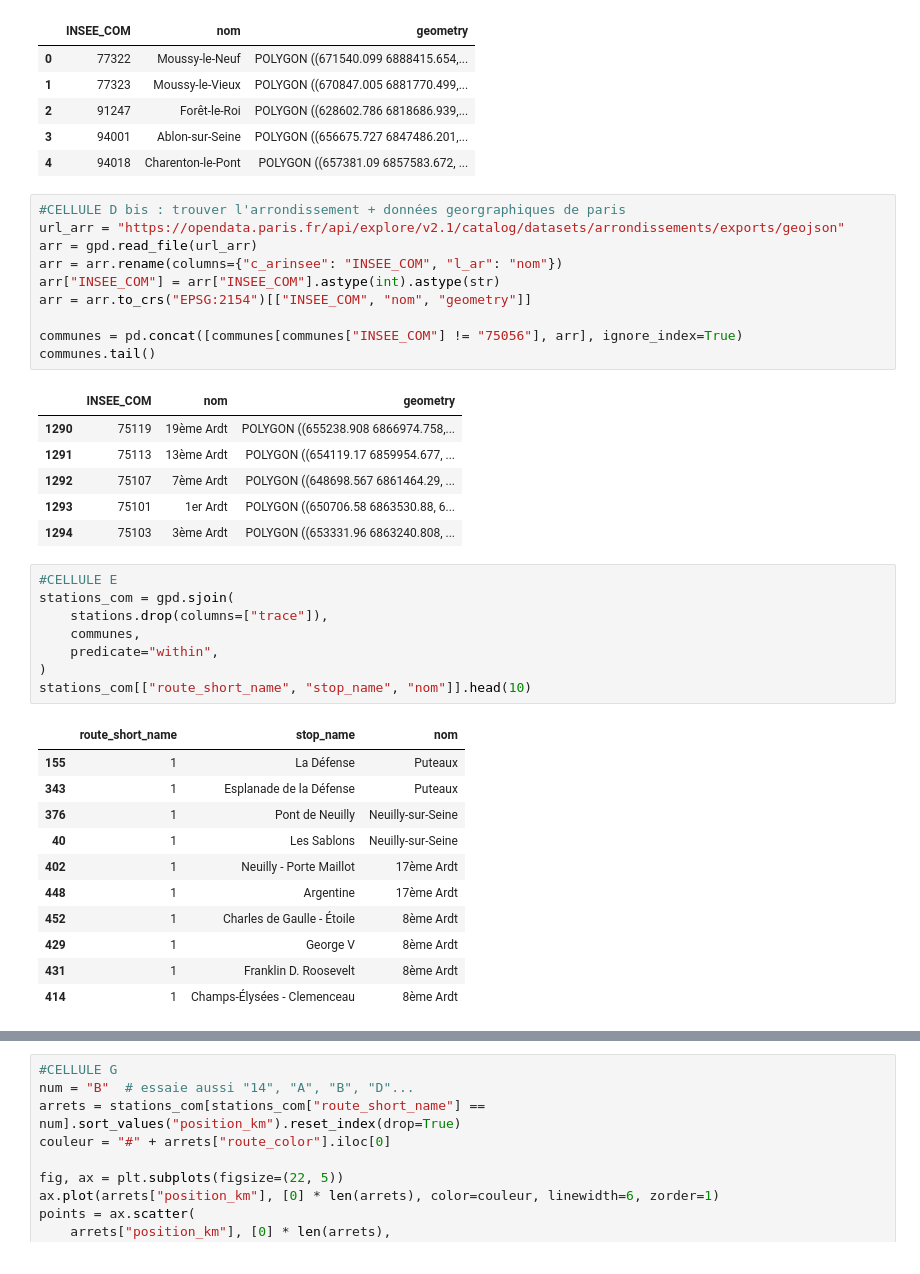
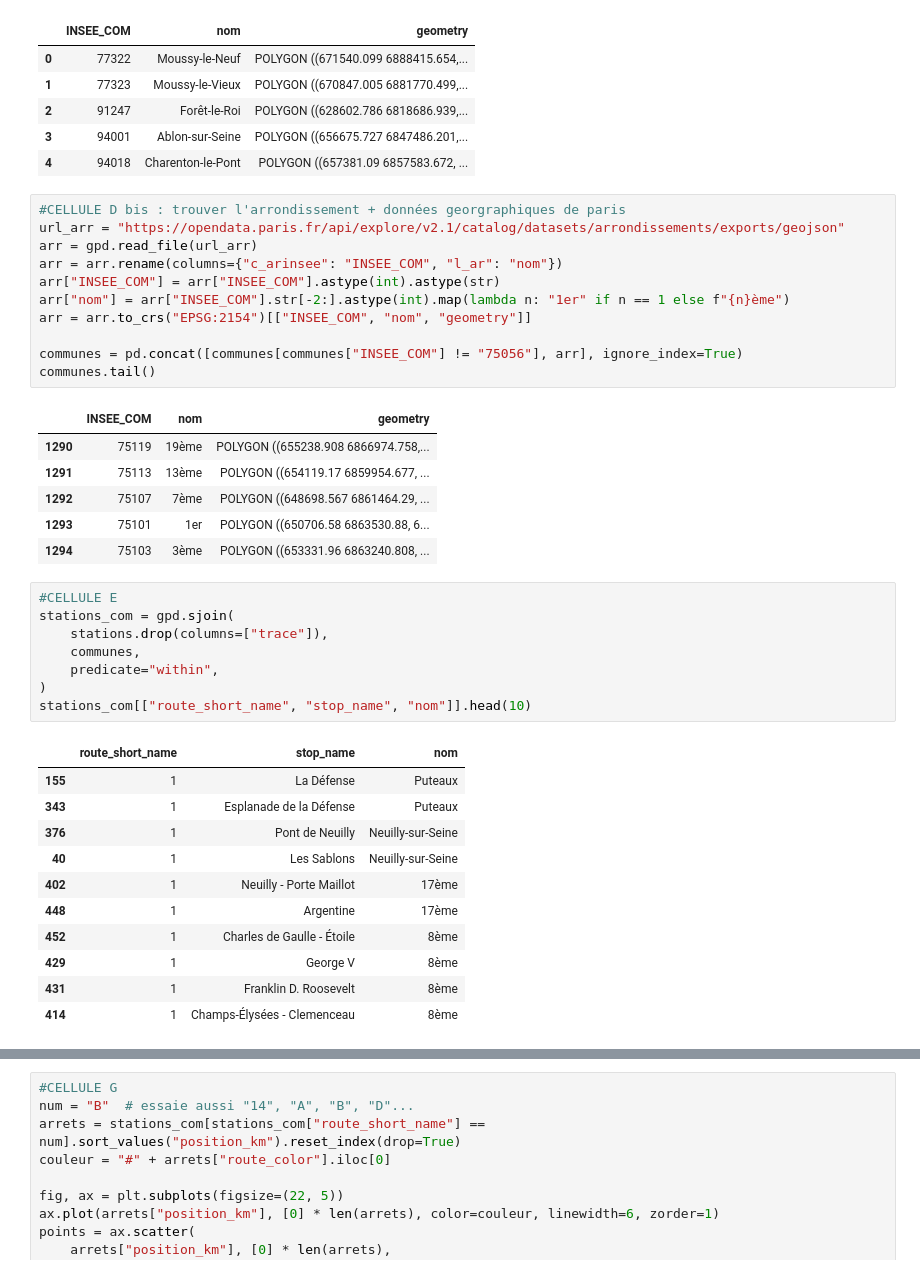
Before and after one commit to emmaganneval-proj/python_datascience_liuqi, a Jupyter notebook: exploration_donnees.ipynb, the cells around one changed output, grey strips where cells are left out. Drawn from its saved outputs; the diff is of its cells as text.

```diff
--- a/exploration_donnees.ipynb
+++ b/exploration_donnees.ipynb
@@ -261,20 +293,21 @@ communes.head()
 # %%
 #CELLULE D bis : trouver l'arrondissement + données georgraphiques de paris
 url_arr = "https://opendata.paris.fr/api/explore/v2.1/catalog/datasets/arrondissements/exports/geojson"
 arr = gpd.read_file(url_arr)
 arr = arr.rename(columns={"c_arinsee": "INSEE_COM", "l_ar": "nom"})
 arr["INSEE_COM"] = arr["INSEE_COM"].astype(int).astype(str)
+arr["nom"] = arr["INSEE_COM"].str[-2:].astype(int).map(lambda n: "1er" if n == 1 else f"{n}ème")
 arr = arr.to_crs("EPSG:2154")[["INSEE_COM", "nom", "geometry"]]
 
 communes = pd.concat([communes[communes["INSEE_COM"] != "75056"], arr], ignore_index=True)
 communes.tail()
 # %% [output]
 |  | INSEE_COM | nom | geometry |
-| 1290 | 75119 | 19ème Ardt | POLYGON ((655238.908 6866974.758,... |
-| 1291 | 75113 | 13ème Ardt | POLYGON ((654119.17 6859954.677, ... |
-| 1292 | 75107 | 7ème Ardt | POLYGON ((648698.567 6861464.29, ... |
-| 1293 | 75101 | 1er Ardt | POLYGON ((650706.58 6863530.88, 6... |
-| 1294 | 75103 | 3ème Ardt | POLYGON ((653331.96 6863240.808, ... |
+| 1290 | 75119 | 19ème | POLYGON ((655238.908 6866974.758,... |
+| 1291 | 75113 | 13ème | POLYGON ((654119.17 6859954.677, ... |
+| 1292 | 75107 | 7ème | POLYGON ((648698.567 6861464.29, ... |
+| 1293 | 75101 | 1er | POLYGON ((650706.58 6863530.88, 6... |
+| 1294 | 75103 | 3ème | POLYGON ((653331.96 6863240.808, ... |
 # %%
 #CELLULE E
 stations_com = gpd.sjoin(
@@ -289,12 +322,12 @@ stations_com[["route_short_name", "stop_name", "nom"]].head(10)
 | 343 | 1 | Esplanade de la Défense | Puteaux |
 | 376 | 1 | Pont de Neuilly | Neuilly-sur-Seine |
 | 40 | 1 | Les Sablons | Neuilly-sur-Seine |
-| 402 | 1 | Neuilly - Porte Maillot | 17ème Ardt |
-| 448 | 1 | Argentine | 17ème Ardt |
-| 452 | 1 | Charles de Gaulle - Étoile | 8ème Ardt |
-| 429 | 1 | George V | 8ème Ardt |
-| 431 | 1 | Franklin D. Roosevelt | 8ème Ardt |
-| 414 | 1 | Champs-Élysées - Clemenceau | 8ème Ardt |
+| 402 | 1 | Neuilly - Porte Maillot | 17ème |
+| 448 | 1 | Argentine | 17ème |
+| 452 | 1 | Charles de Gaulle - Étoile | 8ème |
+| 429 | 1 | George V | 8ème |
+| 431 | 1 | Franklin D. Roosevelt | 8ème |
+| 414 | 1 | Champs-Élysées - Clemenceau | 8ème |
 # %%
 #CELLULE F
 # code géographique : l'arrondissement si on habite Paris, sinon la commune
```
Also changed, not shown: parts of 10 cells of this notebook.
